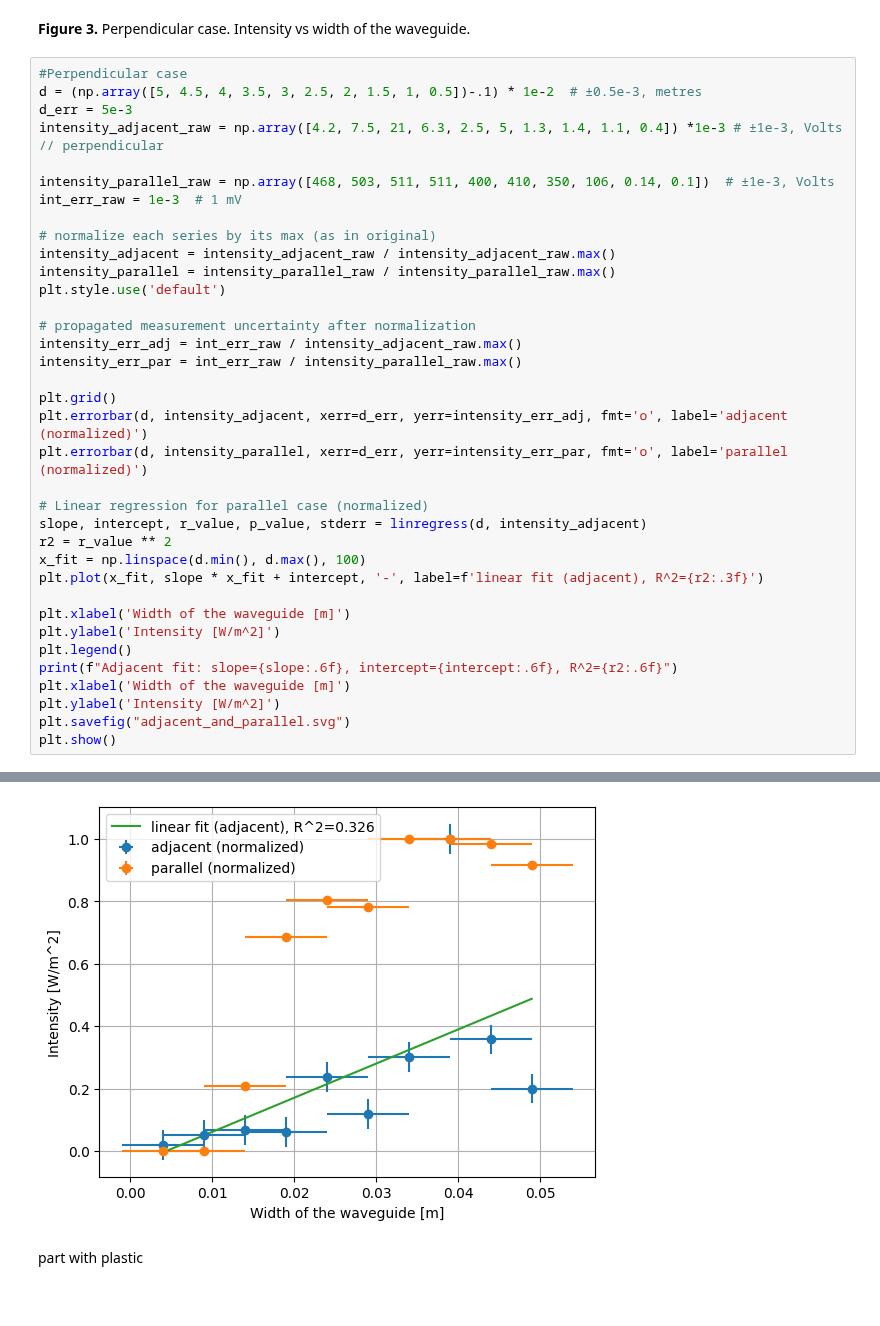
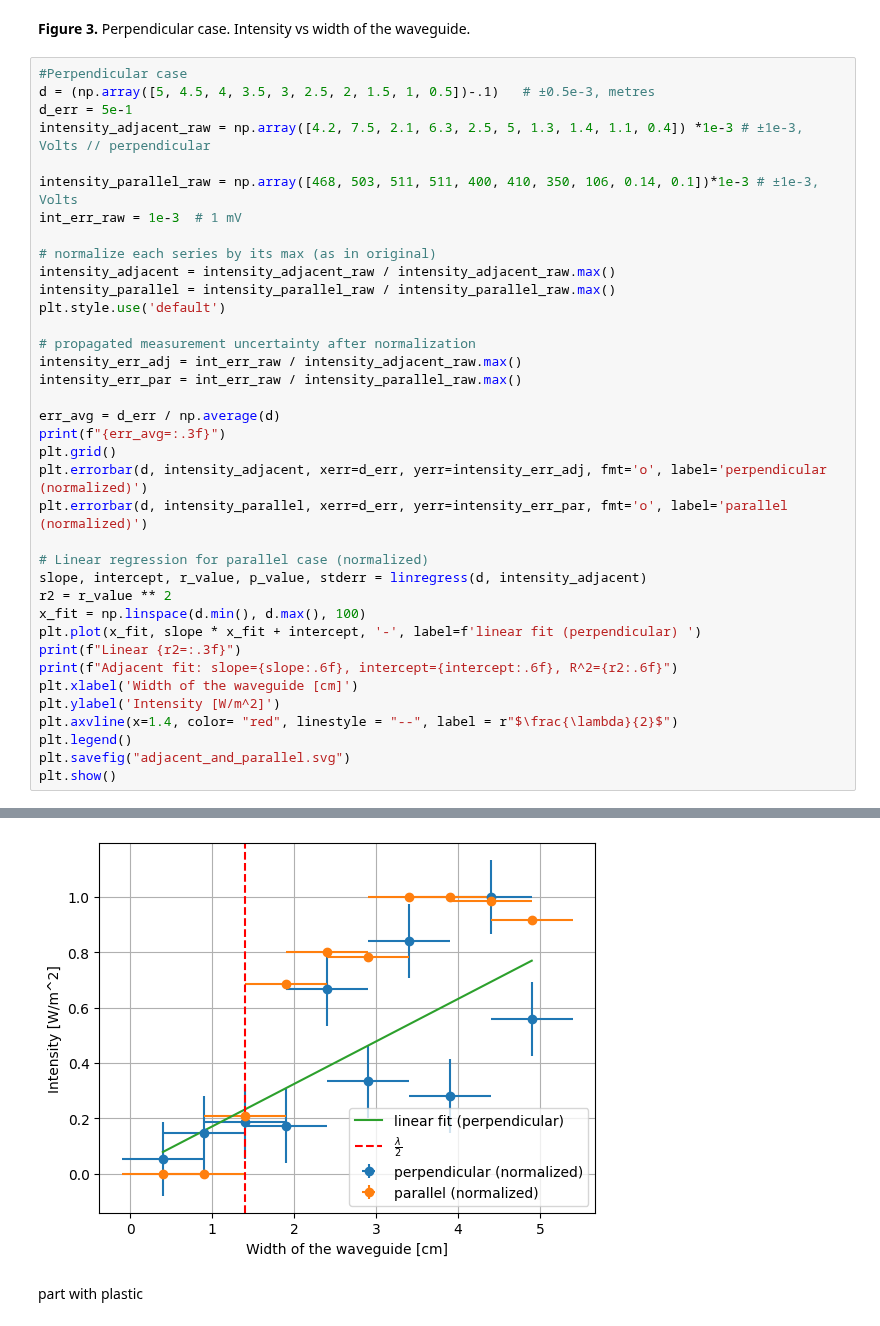
Before and after one commit to katzuv/studies, a Jupyter notebook: 2026W/Lab/06 Micro/Micro_a.ipynb, the cells around one changed output, grey strips where cells are left out. Drawn from its saved outputs; the diff is of its cells as text.

```diff
--- a/2026W/Lab/06 Micro/Micro_a.ipynb
+++ b/2026W/Lab/06 Micro/Micro_a.ipynb
@@ -126,11 +126,11 @@ Assemble the waveguide device and make measurements according to the instruction
 **Figure 3.** Perpendicular case. Intensity vs width of the waveguide.
 # %%
 #Perpendicular case
-d = (np.array([5, 4.5, 4, 3.5, 3, 2.5, 2, 1.5, 1, 0.5])-.1) * 1e-2  # ±0.5e-3, metres
-d_err = 5e-3
-intensity_adjacent_raw = np.array([4.2, 7.5, 21, 6.3, 2.5, 5, 1.3, 1.4, 1.1, 0.4]) *1e-3 # ±1e-3, Volts // perpendicular
+d = (np.array([5, 4.5, 4, 3.5, 3, 2.5, 2, 1.5, 1, 0.5])-.1)   # ±0.5e-3, metres
+d_err = 5e-1
+intensity_adjacent_raw = np.array([4.2, 7.5, 2.1, 6.3, 2.5, 5, 1.3, 1.4, 1.1, 0.4]) *1e-3 # ±1e-3, Volts // perpendicular
 
-intensity_parallel_raw = np.array([468, 503, 511, 511, 400, 410, 350, 106, 0.14, 0.1])  # ±1e-3, Volts
+intensity_parallel_raw = np.array([468, 503, 511, 511, 400, 410, 350, 106, 0.14, 0.1])*1e-3 # ±1e-3, Volts
 int_err_raw = 1e-3  # 1 mV
 
 # normalize each series by its max (as in original)
@@ -142,22 +142,23 @@ plt.style.use('default')
 intensity_err_adj = int_err_raw / intensity_adjacent_raw.max()
 intensity_err_par = int_err_raw / intensity_parallel_raw.max()
 
+err_avg = d_err / np.average(d)
+print(f"{err_avg=:.3f}")
 plt.grid()
-plt.errorbar(d, intensity_adjacent, xerr=d_err, yerr=intensity_err_adj, fmt='o', label='adjacent (normalized)')
+plt.errorbar(d, intensity_adjacent, xerr=d_err, yerr=intensity_err_adj, fmt='o', label='perpendicular (normalized)')
 plt.errorbar(d, intensity_parallel, xerr=d_err, yerr=intensity_err_par, fmt='o', label='parallel (normalized)')
 
 # Linear regression for parallel case (normalized)
 slope, intercept, r_value, p_value, stderr = linregress(d, intensity_adjacent)
 r2 = r_value ** 2
 x_fit = np.linspace(d.min(), d.max(), 100)
-plt.plot(x_fit, slope * x_fit + intercept, '-', label=f'linear fit (adjacent), R^2={r2:.3f}')
-
-plt.xlabel('Width of the waveguide [m]')
+plt.plot(x_fit, slope * x_fit + intercept, '-', label=f'linear fit (perpendicular) ')
+print(f"Linear {r2=:.3f}")
+print(f"Adjacent fit: slope={slope:.6f}, intercept={intercept:.6f}, R^2={r2:.6f}")
+plt.xlabel('Width of the waveguide [cm]')
 plt.ylabel('Intensity [W/m^2]')
+plt.axvline(x=1.4, color= "red", linestyle = "--", label = r"$\frac{\lambda}{2}$")
 plt.legend()
-print(f"Adjacent fit: slope={slope:.6f}, intercept={intercept:.6f}, R^2={r2:.6f}")
-plt.xlabel('Width of the waveguide [m]')
-plt.ylabel('Intensity [W/m^2]')
 plt.savefig("adjacent_and_parallel.svg")
 plt.show()
 # %% [output]
@@ -165,4 +168,4 @@ Adjacent fit: slope=10.937951, intercept=-0.048427, R^2=0.325999
-[figure, old version]
+[figure, new version]
 # %% [markdown]
 part with plastic
 # %%
```
Also changed, not shown: parts of 2 cells of this notebook, 2 other files.
